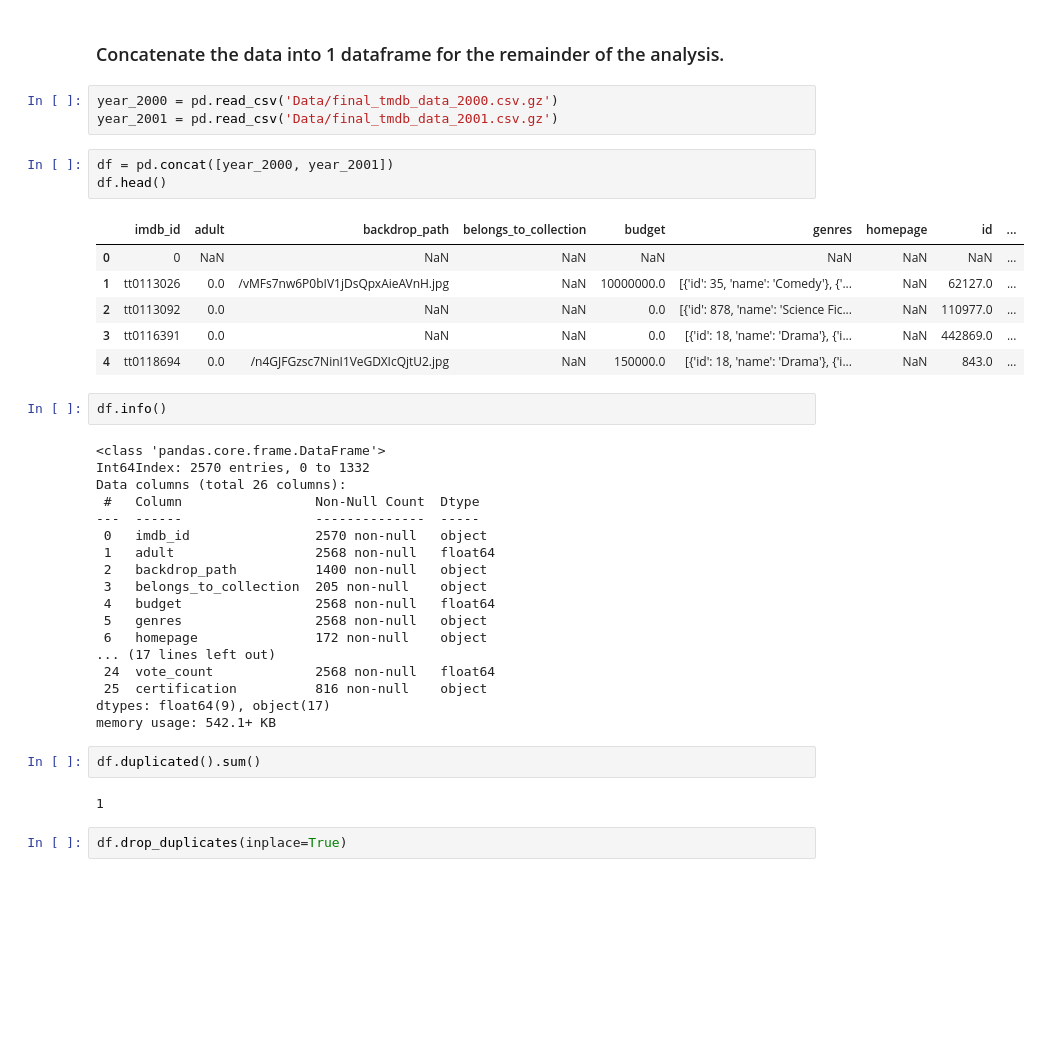
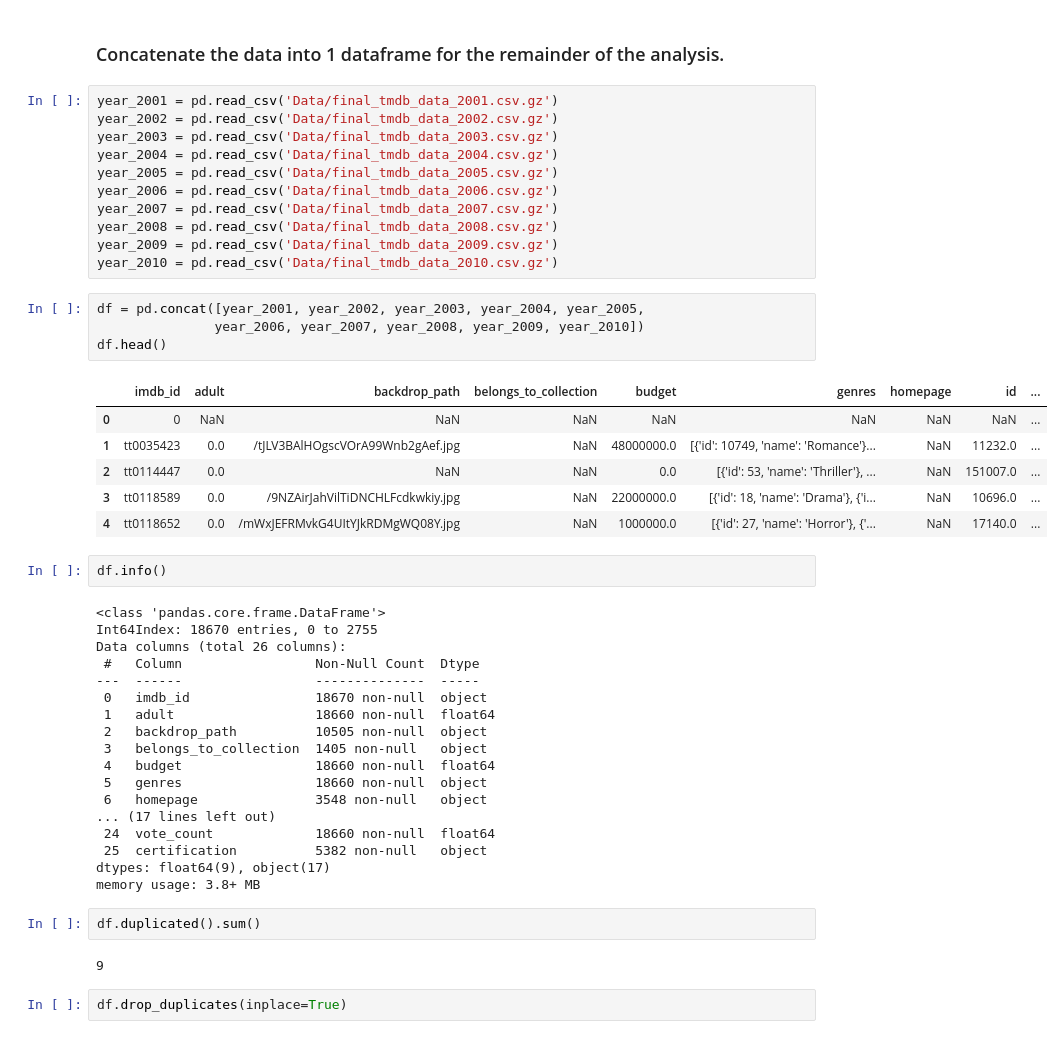
Before and after one commit to Luz-Dobbins/Movie-Database, a Jupyter notebook: rating vs profit.ipynb, the cells around one changed output. Drawn from its saved outputs; the diff is of its cells as text; blank space fills up the shorter version.

```diff
--- a/rating vs profit.ipynb
+++ b/rating vs profit.ipynb
@@ -11,42 +11,51 @@ warnings.filterwarnings('ignore')
 # %% [markdown]
 ### Concatenate the data into 1 dataframe for the remainder of the analysis.
 # %%
-year_2000 = pd.read_csv('Data/final_tmdb_data_2000.csv.gz')
 year_2001 = pd.read_csv('Data/final_tmdb_data_2001.csv.gz')
+year_2002 = pd.read_csv('Data/final_tmdb_data_2002.csv.gz')
+year_2003 = pd.read_csv('Data/final_tmdb_data_2003.csv.gz')
+year_2004 = pd.read_csv('Data/final_tmdb_data_2004.csv.gz')
+year_2005 = pd.read_csv('Data/final_tmdb_data_2005.csv.gz')
+year_2006 = pd.read_csv('Data/final_tmdb_data_2006.csv.gz')
+year_2007 = pd.read_csv('Data/final_tmdb_data_2007.csv.gz')
+year_2008 = pd.read_csv('Data/final_tmdb_data_2008.csv.gz')
+year_2009 = pd.read_csv('Data/final_tmdb_data_2009.csv.gz')
+year_2010 = pd.read_csv('Data/final_tmdb_data_2010.csv.gz')
 # %%
-df = pd.concat([year_2000, year_2001])
+df = pd.concat([year_2001, year_2002, year_2003, year_2004, year_2005,
+               year_2006, year_2007, year_2008, year_2009, year_2010])
 df.head()
 # %% [output]
 |  | imdb_id | adult | backdrop_path | belongs_to_collection | budget | genres | homepage | id | ... |
 | 0 | 0 | NaN | NaN | NaN | NaN | NaN | NaN | NaN | ... |
-| 1 | tt0113026 | 0.0 | /vMFs7nw6P0bIV1jDsQpxAieAVnH.jpg | NaN | 10000000.0 | [{'id': 35, 'name': 'Comedy'}, {'... | NaN | 62127.0 | ... |
-| 2 | tt0113092 | 0.0 | NaN | NaN | 0.0 | [{'id': 878, 'name': 'Science Fic... | NaN | 110977.0 | ... |
-| 3 | tt0116391 | 0.0 | NaN | NaN | 0.0 | [{'id': 18, 'name': 'Drama'}, {'i... | NaN | 442869.0 | ... |
-| 4 | tt0118694 | 0.0 | /n4GJFGzsc7NinI1VeGDXIcQjtU2.jpg | NaN | 150000.0 | [{'id': 18, 'name': 'Drama'}, {'i... | NaN | 843.0 | ... |
+| 1 | tt0035423 | 0.0 | /tJLV3BAlHOgscVOrA99Wnb2gAef.jpg | NaN | 48000000.0 | [{'id': 10749, 'name': 'Romance'}... | NaN | 11232.0 | ... |
+| 2 | tt0114447 | 0.0 | NaN | NaN | 0.0 | [{'id': 53, 'name': 'Thriller'}, ... | NaN | 151007.0 | ... |
+| 3 | tt0118589 | 0.0 | /9NZAirJahVilTiDNCHLFcdkwkiy.jpg | NaN | 22000000.0 | [{'id': 18, 'name': 'Drama'}, {'i... | NaN | 10696.0 | ... |
+| 4 | tt0118652 | 0.0 | /mWxJEFRMvkG4UItYJkRDMgWQ08Y.jpg | NaN | 1000000.0 | [{'id': 27, 'name': 'Horror'}, {'... | NaN | 17140.0 | ... |
 # %%
 df.info()
 # %% [output]
 <class 'pandas.core.frame.DataFrame'>
-Int64Index: 2570 entries, 0 to 1332
+Int64Index: 18670 entries, 0 to 2755
 Data columns (total 26 columns):
  #   Column                 Non-Null Count  Dtype
 ---  ------                 --------------  -----
- 0   imdb_id                2570 non-null   object
- 1   adult                  2568 non-null   float64
- 2   backdrop_path          1400 non-null   object
- 3   belongs_to_collection  205 non-null    object
- 4   budget                 2568 non-null   float64
- 5   genres                 2568 non-null   object
- 6   homepage               172 non-null    object
+ 0   imdb_id                18670 non-null  object
+ 1   adult                  18660 non-null  float64
+ 2   backdrop_path          10505 non-null  object
+ 3   belongs_to_collection  1405 non-null   object
+ 4   budget                 18660 non-null  float64
+ 5   genres                 18660 non-null  object
+ 6   homepage               3548 non-null   object
 ... (17 lines left out)
- 24  vote_count             2568 non-null   float64
- 25  certification          816 non-null    object
+ 24  vote_count             18660 non-null  float64
+ 25  certification          5382 non-null   object
 dtypes: float64(9), object(17)
-memory usage: 542.1+ KB
+memory usage: 3.8+ MB
 # %%
 df.duplicated().sum()
 # %% [output]
-1
+9
 # %%
 df.drop_duplicates(inplace=True)
 # %% [markdown]
```
Also changed, not shown: parts of 16 cells of this notebook, 39 other files.
